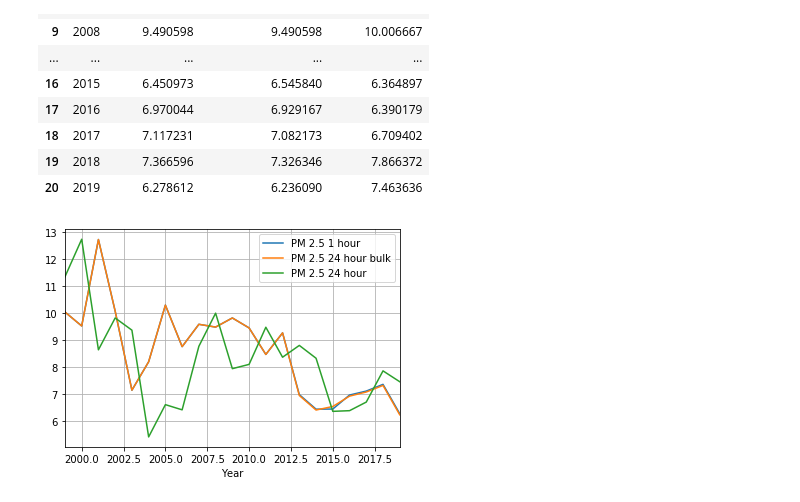
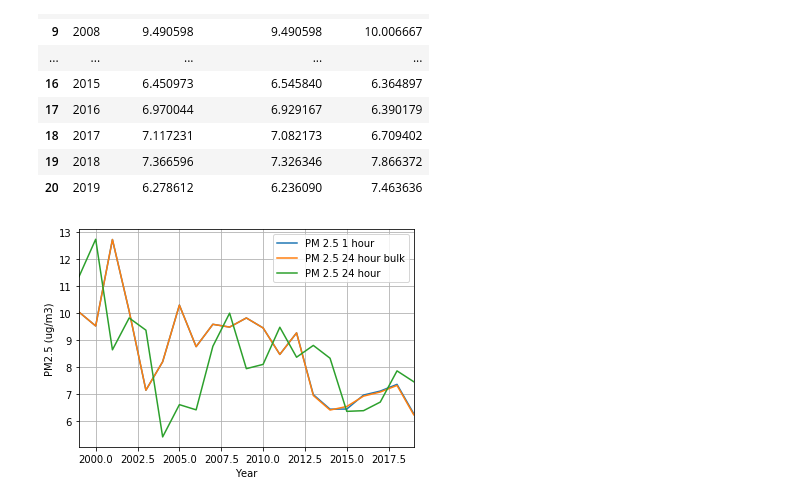
Before and after one commit to abbylemon/fake-news, a Jupyter notebook: AirQuality.ipynb, the cells around one changed output. Saved outputs shown, nothing was run; the diff lists cells and outputs as text; code cells hidden in the pictures.

```diff
--- a/AirQuality.ipynb
+++ b/AirQuality.ipynb
@@ -63,16 +49,43 @@ census_pd
+# %%
+# EPA API
+# sample data (lowest granularity date) by box (lat, long range)
+
+lat_lng_range = 0.001
+
+email = 'abby.lemon22@gmail.com'
+pollutant = '88101'
+beginning_date =
+end_date =
+
+for lat, lng in locations:
+    min_lat = str(lat - lat_lng_range)
+    max_lat = str(lat + lat_lng_range)
+    min_lng = str(lng - lat_lng_range)
+    max_lng = str(lng + lat_lng_range)
+
+    base_url = "https://aps.eap.gov/data/api/sampleData/byBox?"
+    url = f'{base_url}email={email}&key={epakey}&param={pollutant}&bdate={beginning_date}&edate={end_date}&minlat={min_lat}&maxlat={max_lat}&minlon={min_lng}&maxlon={max_lng}'
+    response = requests.get(url).json()
+    try:
+
+
+# ex: https://aqs.epa.gov/data/api/sampleData/byBox?email=test@aqs.api&key=test&param=44201&bdate=20150501&edate=20150502&minlat=33.3&maxlat=33.6&minlon=-87.0&maxlon=-86.7
 # %%
 # EPA API
 # EPA Air Quality Section
-# by state (minnesota)
-email = 'abby.lemon22@gmail.com'
-state_code = "27"
+# yearly data by state (minnesota)
+
 pm2_5_1Hour = []
 pm2_5_24HourBulk = []
 pm2_5_24Hour = []
 year_list = []
-years = [x for x in range(1989,2020)]
+years = [x for x in range(1990,2020)]
+
+email = 'abby.lemon22@gmail.com'
+state_code = "27"
 # PM2.5 - Local Conditions
 pollutant = "88101"
+
 for year in years:
     beginging_date = f"{year}0502"
     end_date = f"{year}0502"
@@ -80,12 +93,11 @@ for year in years:
     url = f'{base_url}email={email}&key={epakey}&param={pollutant}&bdate={beginging_date}&edate={end_date}&state={state_code}'
     response = requests.get(url).json()
     try:
-#         print(url)
         pm2_5_1Hour.append(response['Data'][0]['arithmetic_mean'])
         pm2_5_24HourBulk.append(response['Data'][1]['arithmetic_mean'])
         pm2_5_24Hour.append(response['Data'][5]['arithmetic_mean'])
         year_list.append(response['Data'][0]['year'])
     except:
-        print(f"had to skip {year}")
+        print(f"No data found, skip {year}.")
         pass
 # %% [output]
@@ -138,6 +140,7 @@ pm2_5_df
 | 20 | 2019 | 6.278612 | 6.236090 | 7.463636 |
 # %%
 pm_plot = pm2_5_df.plot(kind='line', x='Year',y=['PM 2.5 1 hour','PM 2.5 24 hour bulk','PM 2.5 24 hour'],grid=True)
-# pm_plot.show()
+plt.ylabel('PM2.5 (ug/m3)')
+plt.show()
 # %% [output]
-[figure, old version]
+[figure, new version]
```
Also changed, not shown: parts of 5 cells of this notebook.
